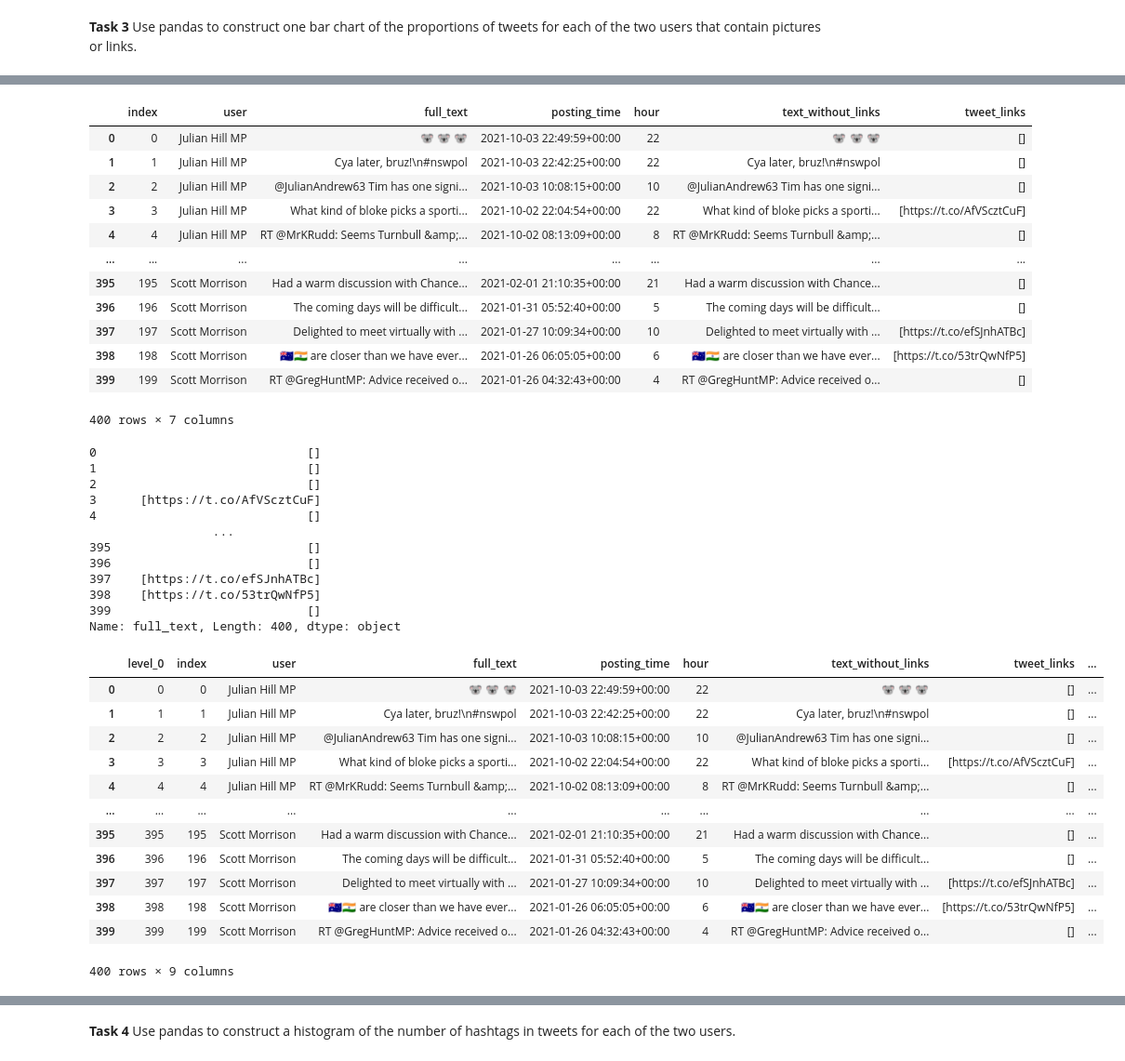
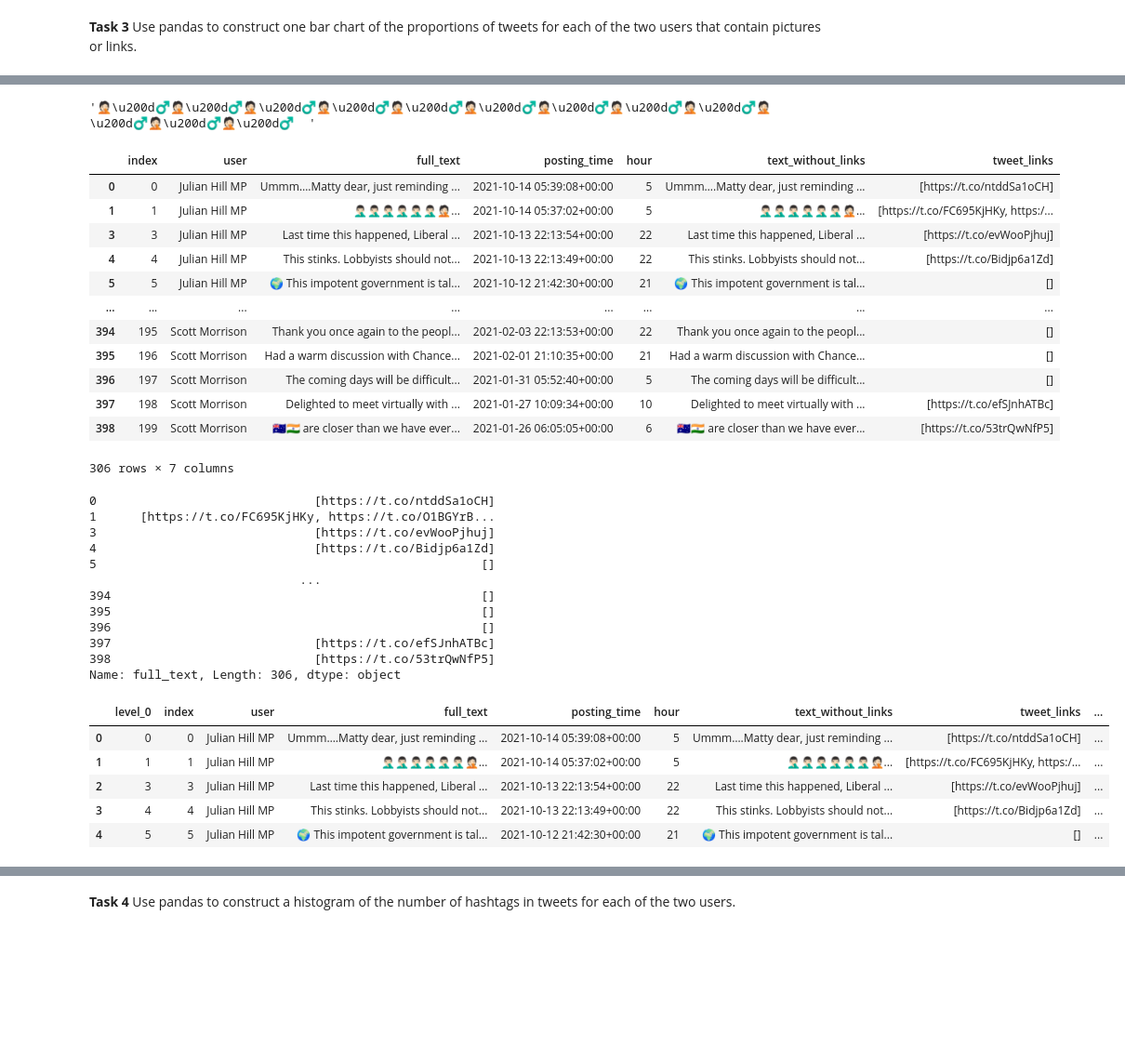
Before and after one commit to mona-piya/Twitter_Analysis, a Jupyter notebook: AssessedTask2.ipynb, the cells around one changed output, grey strips where cells are left out. Shown at 93% size. Cells and saved outputs as stored; diff of their text form; code cells hidden in the pictures; blank space fills up the shorter version.

```diff
--- a/AssessedTask2.ipynb
+++ b/AssessedTask2.ipynb
@@ -163,0 +186,3 @@ Text(0.5, 0, 'Time')
+# %%
+df = df[~df['full_text'].str.startswith('RT')]
+df
@@ -181,51 +220,48 @@ df
+# %%
+df['text_without_links'][1]
+# %% [output]
+'🤦🏻\u200d♂️🤦🏻\u200d♂️🤦🏻\u200d♂️🤦🏻\u200d♂️🤦🏻\u200d♂️🤦🏻\u200d♂️🤦🏻\u200d♂️🤦🏻\u200d♂️🤦🏻\u200d♂️🤦🏻\u200d♂️🤦🏻\u200d♂️🤦🏻\u200d♂️  '
 # %%
 df['tweet_links'] = df['full_text'].apply(lambda x: re.findall(r"http\S+|www.\S+", x))
 df
 # %% [output]
 |  | index | user | full_text | posting_time | hour | text_without_links | tweet_links |
-| 0 | 0 | Julian Hill MP | 🐨 🐨 🐨 | 2021-10-03 22:49:59+00:00 | 22 | 🐨 🐨 🐨 | [] |
-| 1 | 1 | Julian Hill MP | Cya later, bruz!\n#nswpol | 2021-10-03 22:42:25+00:00 | 22 | Cya later, bruz!\n#nswpol | [] |
-| 2 | 2 | Julian Hill MP | @JulianAndrew63 Tim has one signi... | 2021-10-03 10:08:15+00:00 | 10 | @JulianAndrew63 Tim has one signi... | [] |
-| 3 | 3 | Julian Hill MP | What kind of bloke picks a sporti... | 2021-10-02 22:04:54+00:00 | 22 | What kind of bloke picks a sporti... | [https://t.co/AfVScztCuF] |
-| 4 | 4 | Julian Hill MP | RT @MrKRudd: Seems Turnbull &amp;... | 2021-10-02 08:13:09+00:00 | 8 | RT @MrKRudd: Seems Turnbull &amp;... | [] |
+| 0 | 0 | Julian Hill MP | Ummm….Matty dear, just reminding ... | 2021-10-14 05:39:08+00:00 | 5 | Ummm….Matty dear, just reminding ... | [https://t.co/ntddSa1oCH] |
+| 1 | 1 | Julian Hill MP | 🤦🏻‍♂️🤦🏻‍♂️🤦🏻‍♂️🤦🏻‍♂️🤦🏻‍♂️🤦🏻‍♂️🤦🏻‍... | 2021-10-14 05:37:02+00:00 | 5 | 🤦🏻‍♂️🤦🏻‍♂️🤦🏻‍♂️🤦🏻‍♂️🤦🏻‍♂️🤦🏻‍♂️🤦🏻‍... | [https://t.co/FC695KjHKy, https:/... |
+| 3 | 3 | Julian Hill MP | Last time this happened, Liberal ... | 2021-10-13 22:13:54+00:00 | 22 | Last time this happened, Liberal ... | [https://t.co/evWooPjhuj] |
+| 4 | 4 | Julian Hill MP | This stinks. Lobbyists should not... | 2021-10-13 22:13:49+00:00 | 22 | This stinks. Lobbyists should not... | [https://t.co/Bidjp6a1Zd] |
+| 5 | 5 | Julian Hill MP | 🌍 This impotent government is tal... | 2021-10-12 21:42:30+00:00 | 21 | 🌍 This impotent government is tal... | [] |
 | ... | ... | ... | ... | ... | ... | ... | ... |
-| 395 | 195 | Scott Morrison | Had a warm discussion with Chance... | 2021-02-01 21:10:35+00:00 | 21 | Had a warm discussion with Chance... | [] |
-| 396 | 196 | Scott Morrison | The coming days will be difficult... | 2021-01-31 05:52:40+00:00 | 5 | The coming days will be difficult... | [] |
-| 397 | 197 | Scott Morrison | Delighted to meet virtually with ... | 2021-01-27 10:09:34+00:00 | 10 | Delighted to meet virtually with ... | [https://t.co/efSJnhATBc] |
-| 398 | 198 | Scott Morrison | 🇦🇺🇮🇳 are closer than we have ever... | 2021-01-26 06:05:05+00:00 | 6 | 🇦🇺🇮🇳 are closer than we have ever... | [https://t.co/53trQwNfP5] |
-| 399 | 199 | Scott Morrison | RT @GregHuntMP: Advice received o... | 2021-01-26 04:32:43+00:00 | 4 | RT @GregHuntMP: Advice received o... | [] |
+| 394 | 195 | Scott Morrison | Thank you once again to the peopl... | 2021-02-03 22:13:53+00:00 | 22 | Thank you once again to the peopl... | [] |
+| 395 | 196 | Scott Morrison | Had a warm discussion with Chance... | 2021-02-01 21:10:35+00:00 | 21 | Had a warm discussion with Chance... | [] |
+| 396 | 197 | Scott Morrison | The coming days will be difficult... | 2021-01-31 05:52:40+00:00 | 5 | The coming days will be difficult... | [] |
+| 397 | 198 | Scott Morrison | Delighted to meet virtually with ... | 2021-01-27 10:09:34+00:00 | 10 | Delighted to meet virtually with ... | [https://t.co/efSJnhATBc] |
+| 398 | 199 | Scott Morrison | 🇦🇺🇮🇳 are closer than we have ever... | 2021-01-26 06:05:05+00:00 | 6 | 🇦🇺🇮🇳 are closer than we have ever... | [https://t.co/53trQwNfP5] |
-400 rows × 7 columns
+306 rows × 7 columns
 # %%
 tweet_links = df['full_text'].apply(lambda x: re.findall(r"http\S+|www.\S+", x))
 tweet_links
 # %% [output]
-0                             []
-1                             []
-2                             []
-3      [https://t.co/AfVScztCuF]
-4                             []
-                 ...
-395                           []
-396                           []
-397    [https://t.co/efSJnhATBc]
-398    [https://t.co/53trQwNfP5]
-399                           []
-Name: full_text, Length: 400, dtype: object
+0                              [https://t.co/ntddSa1oCH]
+1      [https://t.co/FC695KjHKy, https://t.co/O1BGYrB...
+3                              [https://t.co/evWooPjhuj]
+4                              [https://t.co/Bidjp6a1Zd]
+5                                                     []
+                             ...
+394                                                   []
+395                                                   []
+396                                                   []
+397                            [https://t.co/efSJnhATBc]
+398                            [https://t.co/53trQwNfP5]
+Name: full_text, Length: 306, dtype: object
 # %%
 df['include_links'] = df['full_text'].apply(lambda x: re.findall(r"http\S+|www.\S+", x)).apply((lambda x: len(x) != 0))
 df = df.reset_index()
-df
+df.head()
 # %% [output]
 |  | level_0 | index | user | full_text | posting_time | hour | text_without_links | tweet_links | ... |
-| 0 | 0 | 0 | Julian Hill MP | 🐨 🐨 🐨 | 2021-10-03 22:49:59+00:00 | 22 | 🐨 🐨 🐨 | [] | ... |
-| 1 | 1 | 1 | Julian Hill MP | Cya later, bruz!\n#nswpol | 2021-10-03 22:42:25+00:00 | 22 | Cya later, bruz!\n#nswpol | [] | ... |
-| 2 | 2 | 2 | Julian Hill MP | @JulianAndrew63 Tim has one signi... | 2021-10-03 10:08:15+00:00 | 10 | @JulianAndrew63 Tim has one signi... | [] | ... |
-| 3 | 3 | 3 | Julian Hill MP | What kind of bloke picks a sporti... | 2021-10-02 22:04:54+00:00 | 22 | What kind of bloke picks a sporti... | [https://t.co/AfVScztCuF] | ... |
-| 4 | 4 | 4 | Julian Hill MP | RT @MrKRudd: Seems Turnbull &amp;... | 2021-10-02 08:13:09+00:00 | 8 | RT @MrKRudd: Seems Turnbull &amp;... | [] | ... |
-| ... | ... | ... | ... | ... | ... | ... | ... | ... | ... |
-| 395 | 395 | 195 | Scott Morrison | Had a warm discussion with Chance... | 2021-02-01 21:10:35+00:00 | 21 | Had a warm discussion with Chance... | [] | ... |
-| 396 | 396 | 196 | Scott Morrison | The coming days will be difficult... | 2021-01-31 05:52:40+00:00 | 5 | The coming days will be difficult... | [] | ... |
-| 397 | 397 | 197 | Scott Morrison | Delighted to meet virtually with ... | 2021-01-27 10:09:34+00:00 | 10 | Delighted to meet virtually with ... | [https://t.co/efSJnhATBc] | ... |
-| 398 | 398 | 198 | Scott Morrison | 🇦🇺🇮🇳 are closer than we have ever... | 2021-01-26 06:05:05+00:00 | 6 | 🇦🇺🇮🇳 are closer than we have ever... | [https://t.co/53trQwNfP5] | ... |
-| 399 | 399 | 199 | Scott Morrison | RT @GregHuntMP: Advice received o... | 2021-01-26 04:32:43+00:00 | 4 | RT @GregHuntMP: Advice received o... | [] | ... |
+| 0 | 0 | 0 | Julian Hill MP | Ummm….Matty dear, just reminding ... | 2021-10-14 05:39:08+00:00 | 5 | Ummm….Matty dear, just reminding ... | [https://t.co/ntddSa1oCH] | ... |
+| 1 | 1 | 1 | Julian Hill MP | 🤦🏻‍♂️🤦🏻‍♂️🤦🏻‍♂️🤦🏻‍♂️🤦🏻‍♂️🤦🏻‍♂️🤦🏻‍... | 2021-10-14 05:37:02+00:00 | 5 | 🤦🏻‍♂️🤦🏻‍♂️🤦🏻‍♂️🤦🏻‍♂️🤦🏻‍♂️🤦🏻‍♂️🤦🏻‍... | [https://t.co/FC695KjHKy, https:/... | ... |
+| 2 | 3 | 3 | Julian Hill MP | Last time this happened, Liberal ... | 2021-10-13 22:13:54+00:00 | 22 | Last time this happened, Liberal ... | [https://t.co/evWooPjhuj] | ... |
+| 3 | 4 | 4 | Julian Hill MP | This stinks. Lobbyists should not... | 2021-10-13 22:13:49+00:00 | 22 | This stinks. Lobbyists should not... | [https://t.co/Bidjp6a1Zd] | ... |
+| 4 | 5 | 5 | Julian Hill MP | 🌍 This impotent government is tal... | 2021-10-12 21:42:30+00:00 | 21 | 🌍 This impotent government is tal... | [] | ... |
-400 rows × 9 columns
```
Also changed, not shown: parts of 59 cells of this notebook.
